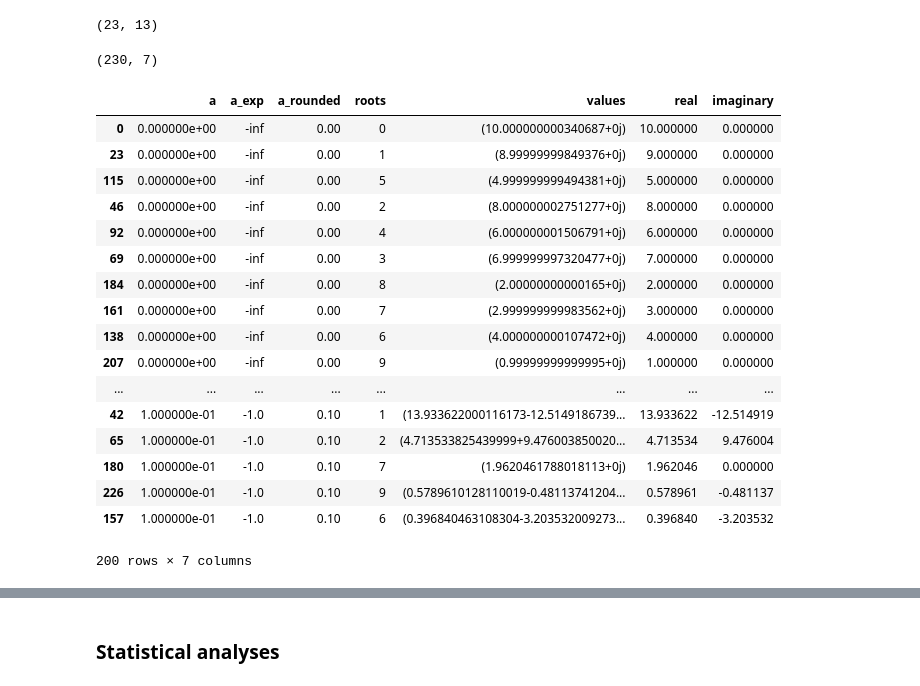
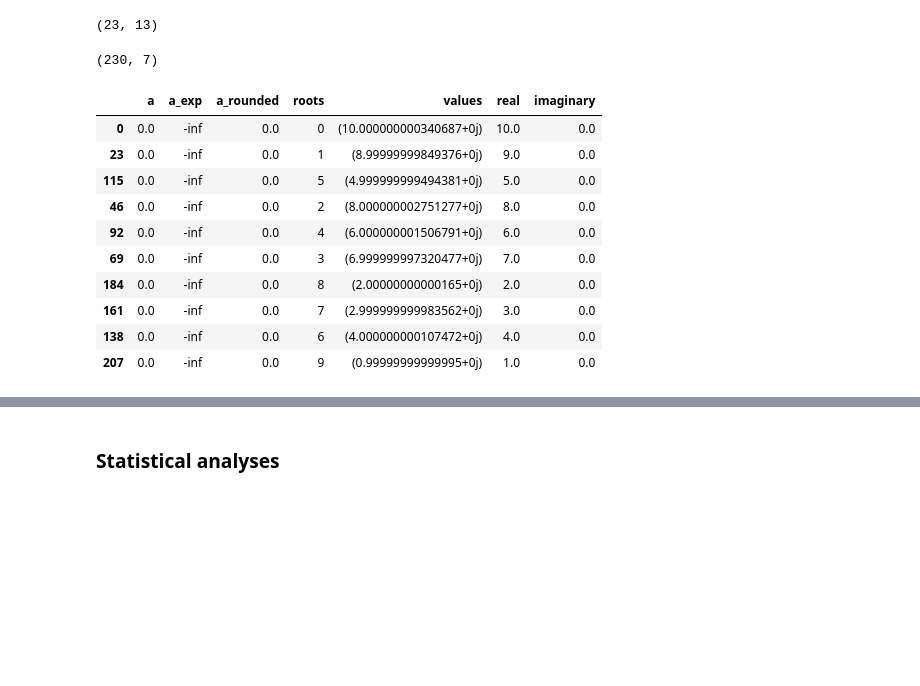
Before and after one commit to agnikumar/math-lab, a Jupyter notebook: perturbations/perturbed_polynomials.ipynb, the cells around one changed output, grey strips where cells are left out. Drawn from its saved outputs; the diff is of its cells as text; code cells hidden in the pictures; blank space fills up the shorter version.

```diff
--- a/perturbations/perturbed_polynomials.ipynb
+++ b/perturbations/perturbed_polynomials.ipynb
@@ -148,8 +151,8 @@ for a in a_vals:
 
 a_roots_df = pd.DataFrame(a_roots)
 a_roots_df.insert(0, 'a', a_vals)
-#a_roots_df.insert(0, 'a_exp', [float('-inf')] + a_exp)
-a_roots_df.insert(0, 'a_exp', [-math.inf] + a_exp)
+a_roots_df.insert(0, 'a_exp', [float('-inf')] + a_exp)
+#a_roots_df.insert(0, 'a_exp', [-math.inf] + a_exp)
 a_roots_df.insert(0, 'a_rounded', a_roots_df['a'].round(2))
 print(a_roots_df.shape)
 # %% [output]
@@ -157,30 +160,23 @@ print(a_roots_df.shape)
 # %%
 a_roots_df_melt = pd.melt(a_roots_df, id_vars=['a', 'a_exp', 'a_rounded'], var_name='roots', value_name='values')
 a_roots_df_melt = a_roots_df_melt.sort_values(by=['a'])
 a_roots_df_melt['real'] = a_roots_df_melt['values'].real
 a_roots_df_melt['imaginary'] = a_roots_df_melt['values'].imag
 
 print(a_roots_df_melt.shape)
-a_roots_df_melt.head(200)
+a_roots_df_melt.head(10)
 # %% [output]
 (230, 7)
 |  | a | a_exp | a_rounded | roots | values | real | imaginary |
-| 0 | 0.000000e+00 | -inf | 0.00 | 0 | (10.000000000340687+0j) | 10.000000 | 0.000000 |
-| 23 | 0.000000e+00 | -inf | 0.00 | 1 | (8.99999999849376+0j) | 9.000000 | 0.000000 |
-| 115 | 0.000000e+00 | -inf | 0.00 | 5 | (4.999999999494381+0j) | 5.000000 | 0.000000 |
-| 46 | 0.000000e+00 | -inf | 0.00 | 2 | (8.000000002751277+0j) | 8.000000 | 0.000000 |
-| 92 | 0.000000e+00 | -inf | 0.00 | 4 | (6.000000001506791+0j) | 6.000000 | 0.000000 |
-| 69 | 0.000000e+00 | -inf | 0.00 | 3 | (6.999999997320477+0j) | 7.000000 | 0.000000 |
-| 184 | 0.000000e+00 | -inf | 0.00 | 8 | (2.00000000000165+0j) | 2.000000 | 0.000000 |
-| 161 | 0.000000e+00 | -inf | 0.00 | 7 | (2.999999999983562+0j) | 3.000000 | 0.000000 |
-| 138 | 0.000000e+00 | -inf | 0.00 | 6 | (4.000000000107472+0j) | 4.000000 | 0.000000 |
-| 207 | 0.000000e+00 | -inf | 0.00 | 9 | (0.99999999999995+0j) | 1.000000 | 0.000000 |
-| ... | ... | ... | ... | ... | ... | ... | ... |
-| 42 | 1.000000e-01 | -1.0 | 0.10 | 1 | (13.933622000116173-12.5149186739... | 13.933622 | -12.514919 |
-| 65 | 1.000000e-01 | -1.0 | 0.10 | 2 | (4.713533825439999+9.476003850020... | 4.713534 | 9.476004 |
-| 180 | 1.000000e-01 | -1.0 | 0.10 | 7 | (1.9620461788018113+0j) | 1.962046 | 0.000000 |
-| 226 | 1.000000e-01 | -1.0 | 0.10 | 9 | (0.5789610128110019-0.48113741204... | 0.578961 | -0.481137 |
-| 157 | 1.000000e-01 | -1.0 | 0.10 | 6 | (0.396840463108304-3.203532009273... | 0.396840 | -3.203532 |
+| 0 | 0.0 | -inf | 0.0 | 0 | (10.000000000340687+0j) | 10.0 | 0.0 |
+| 23 | 0.0 | -inf | 0.0 | 1 | (8.99999999849376+0j) | 9.0 | 0.0 |
+| 115 | 0.0 | -inf | 0.0 | 5 | (4.999999999494381+0j) | 5.0 | 0.0 |
+| 46 | 0.0 | -inf | 0.0 | 2 | (8.000000002751277+0j) | 8.0 | 0.0 |
+| 92 | 0.0 | -inf | 0.0 | 4 | (6.000000001506791+0j) | 6.0 | 0.0 |
+| 69 | 0.0 | -inf | 0.0 | 3 | (6.999999997320477+0j) | 7.0 | 0.0 |
+| 184 | 0.0 | -inf | 0.0 | 8 | (2.00000000000165+0j) | 2.0 | 0.0 |
+| 161 | 0.0 | -inf | 0.0 | 7 | (2.999999999983562+0j) | 3.0 | 0.0 |
+| 138 | 0.0 | -inf | 0.0 | 6 | (4.000000000107472+0j) | 4.0 | 0.0 |
+| 207 | 0.0 | -inf | 0.0 | 9 | (0.99999999999995+0j) | 1.0 | 0.0 |
-200 rows × 7 columns
 # %%
 #a_roots_df_melt_nan = a_roots_df_melt.replace(-math.inf, -10.5) # np.nan, for legend to work
```
Also changed, not shown: parts of 10 cells of this notebook, 1 other file.
